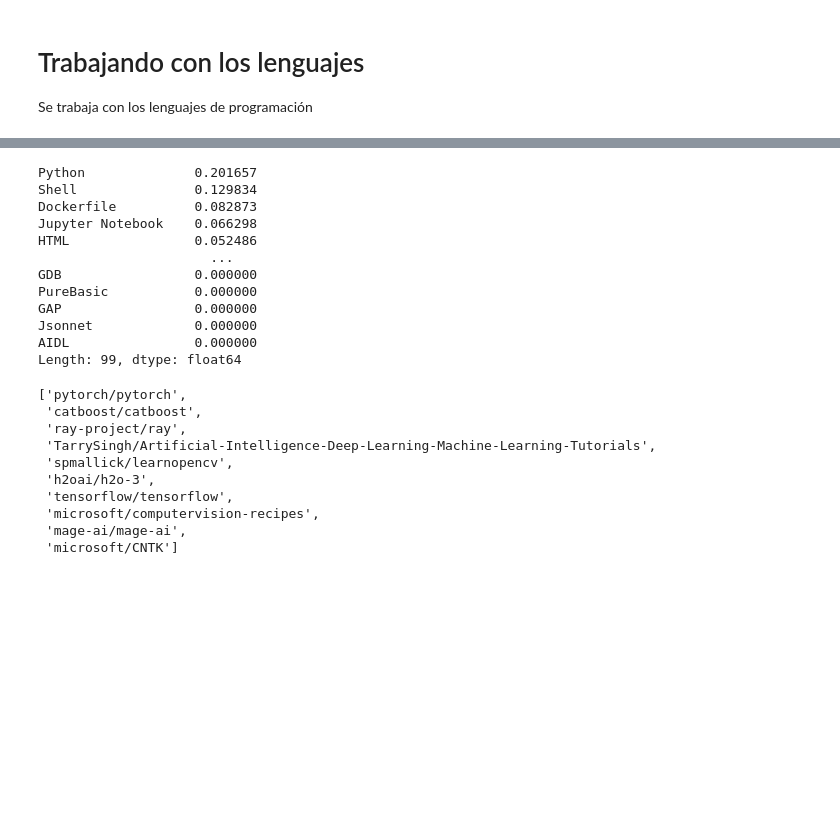
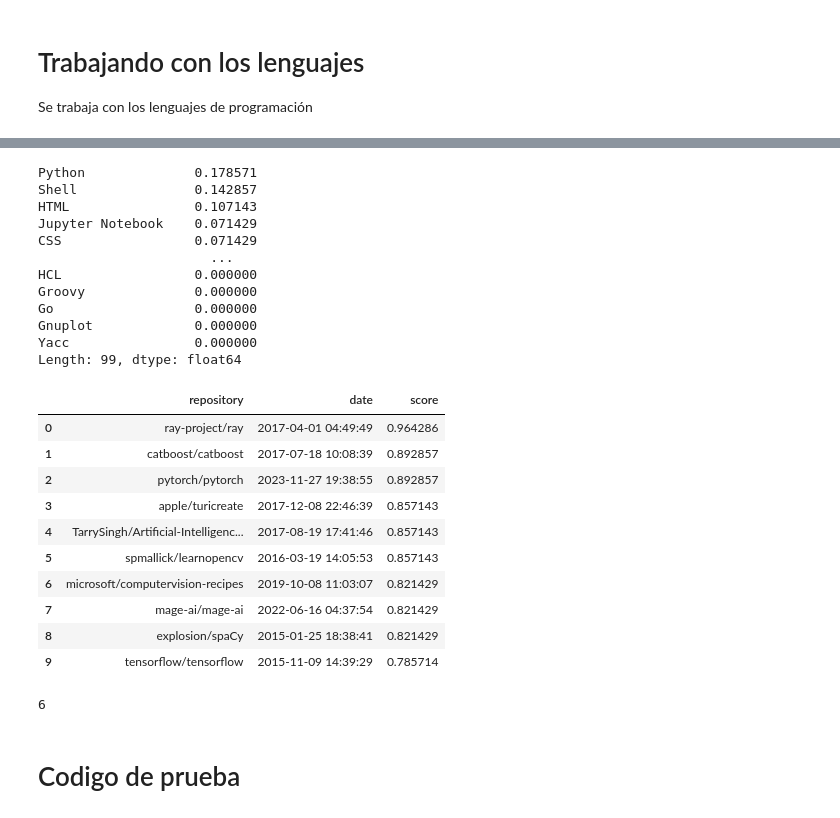
Before and after one commit to tomasdelvechio/sr-tpfinal-gh-web, a Jupyter notebook: notebook_debug.ipynb, the cells around one changed output, grey strips where cells are left out. Saved outputs shown, nothing was run; the diff lists cells and outputs as text; code cells hidden in the pictures; blank space fills up the shorter version.

```diff
--- a/notebook_debug.ipynb
+++ b/notebook_debug.ipynb
@@ -65,53 +79,68 @@ df_perfil_items
 # %%
-username = "fly51fly" # usuario de quien construiremos el perfil
+# usuario de quien construiremos el perfil
+#username = "fly51fly" # user con 133 interacciones
+#username = "oudommeas" # user con 20 interacciones
+username = "zmughal" # user con 10 interacciones
+#df_int["date"] = pd.to_datetime(df_int["date"], format="%Y-%m-%d %H:%M:%S")
 repos_user = df_int.loc[
-    (df_int["user"] == username)
-    & (df_int["like"] == 1),
+    (df_int["user"] == username),
     "repository"].to_list()
 
 # me quedo con el perfil del usuario de los repos que le gustaron
-#perfil_user = df_perfil_items[df_perfil_items["id"].isin(repos_user)].drop(columns=["id", "index"]).sum(axis=0).sort_values(ascending=False)
-#perfil_user = df_perfil_items[df_perfil_items["id"].isin(repos_user)].drop(columns=["id", "index"]).sum(axis=0)#.reset_index()
 perfil_user = df_perfil_items[df_perfil_items["id"].isin(repos_user)].drop(columns=["id", "index", "stars", "watchers", "forks", "issues", "subscribers"]).sum(axis=0).sort_values(ascending=False)
 perfil_user = perfil_user / perfil_user.sum() # normalizo
 
 # este perfil se puede precalcular offline y modificarlo ante cada cambio
 perfil_user
-
-
-#df_perfil = pd.concat([df_perfil, df_perfil_items["id"]], axis=1)
-#df_perfil_items
 # %% [output]
-Python              0.201657
-Shell               0.129834
-Dockerfile          0.082873
-Jupyter Notebook    0.066298
-HTML                0.052486
+Python              0.178571
+Shell               0.142857
+HTML                0.107143
+Jupyter Notebook    0.071429
+CSS                 0.071429
                       ...
-GDB                 0.000000
-PureBasic           0.000000
-GAP                 0.000000
-Jsonnet             0.000000
-AIDL                0.000000
+HCL                 0.000000
+Groovy              0.000000
+Go                  0.000000
+Gnuplot             0.000000
+Yacc                0.000000
 Length: 99, dtype: float64
 # %%
 df_perfil_user = df_perfil_items.drop(columns=["index", "stars", "watchers", "forks", "issues", "subscribers"]).set_index("id").copy()
 
 # por ahora dimension son lenguajes, pero podria haber topics
 for dimension in df_perfil_user.columns:
-    #print(perfil_user[dimension])
     df_perfil_user[dimension] = df_perfil_user[dimension] * perfil_user[dimension]
 
 recomendacion = df_perfil_user.sum(axis=1).sort_values(ascending=False)[:10].index
-list(recomendacion)
+
+rank = df_perfil_user.sum(axis=1).sort_values(ascending=False)[:10]
+df_recomendacion_scores = pd.DataFrame({'repository': rank.index, 'score': rank.values})
+df_recomendacion_scores
+
+df_recomendacion_fechas = (df_int[df_int["repository"].isin(list(df_recomendacion_scores.repository))].sort_values('date').groupby('repository').tail(1))[["repository", "date"]]
+df_recomendacion_fechas
+
+df_recomendacion = pd.merge(df_recomendacion_fechas, df_recomendacion_scores, on="repository")#.sort_values(['score', 'date'], ascending=[False, False])
+#df_recomendacion["date"] = pd.to_datetime(df_recomendacion["date"], format="%Y-%m-%d %H:%M:%S")
+df_recomendacion["date"] = pd.to_datetime(df_recomendacion["date"])
+df_recomendacion = df_recomendacion.sort_values(['score', 'date'], ascending=[False, False])
+df_recomendacion.reset_index(drop=True)
 # %% [output]
-['pytorch/pytorch',
- 'catboost/catboost',
- 'ray-project/ray',
- 'TarrySingh/Artificial-Intelligence-Deep-Learning-Machine-Learning-Tutorials',
- 'spmallick/learnopencv',
- 'h2oai/h2o-3',
- 'tensorflow/tensorflow',
- 'microsoft/computervision-recipes',
- 'mage-ai/mage-ai',
- 'microsoft/CNTK']
+|  | repository | date | score |
+| 0 | ray-project/ray | 2017-04-01 04:49:49 | 0.964286 |
+| 1 | catboost/catboost | 2017-07-18 10:08:39 | 0.892857 |
+| 2 | pytorch/pytorch | 2023-11-27 19:38:55 | 0.892857 |
+| 3 | apple/turicreate | 2017-12-08 22:46:39 | 0.857143 |
+| 4 | TarrySingh/Artificial-Intelligenc... | 2017-08-19 17:41:46 | 0.857143 |
+| 5 | spmallick/learnopencv | 2016-03-19 14:05:53 | 0.857143 |
+| 6 | microsoft/computervision-recipes | 2019-10-08 11:03:07 | 0.821429 |
+| 7 | mage-ai/mage-ai | 2022-06-16 04:37:54 | 0.821429 |
+| 8 | explosion/spaCy | 2015-01-25 18:38:41 | 0.821429 |
+| 9 | tensorflow/tensorflow | 2015-11-09 14:39:29 | 0.785714 |
+# %%
+pd.options.display.precision
+# %% [output]
+6
+# %% [markdown]
+# Codigo de prueba
```
Also changed, not shown: parts of 4 cells of this notebook.
